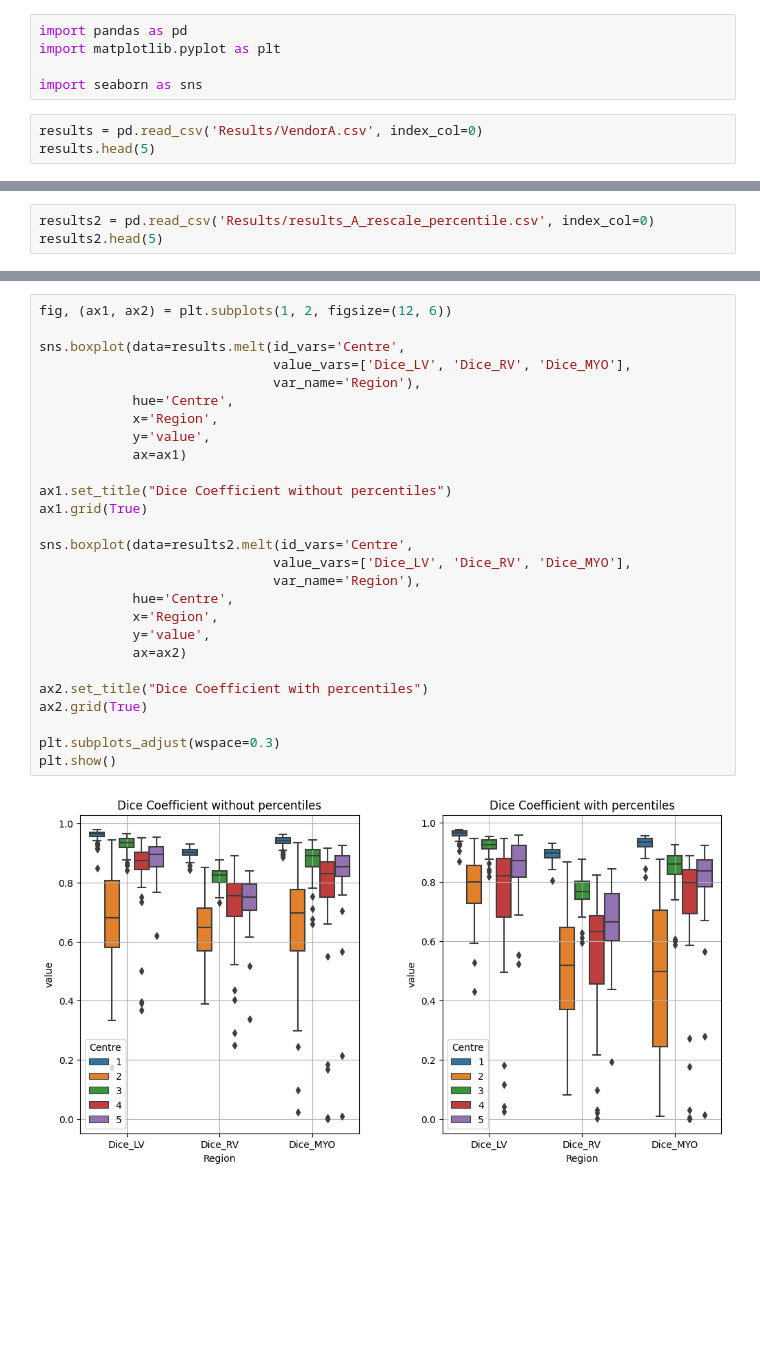
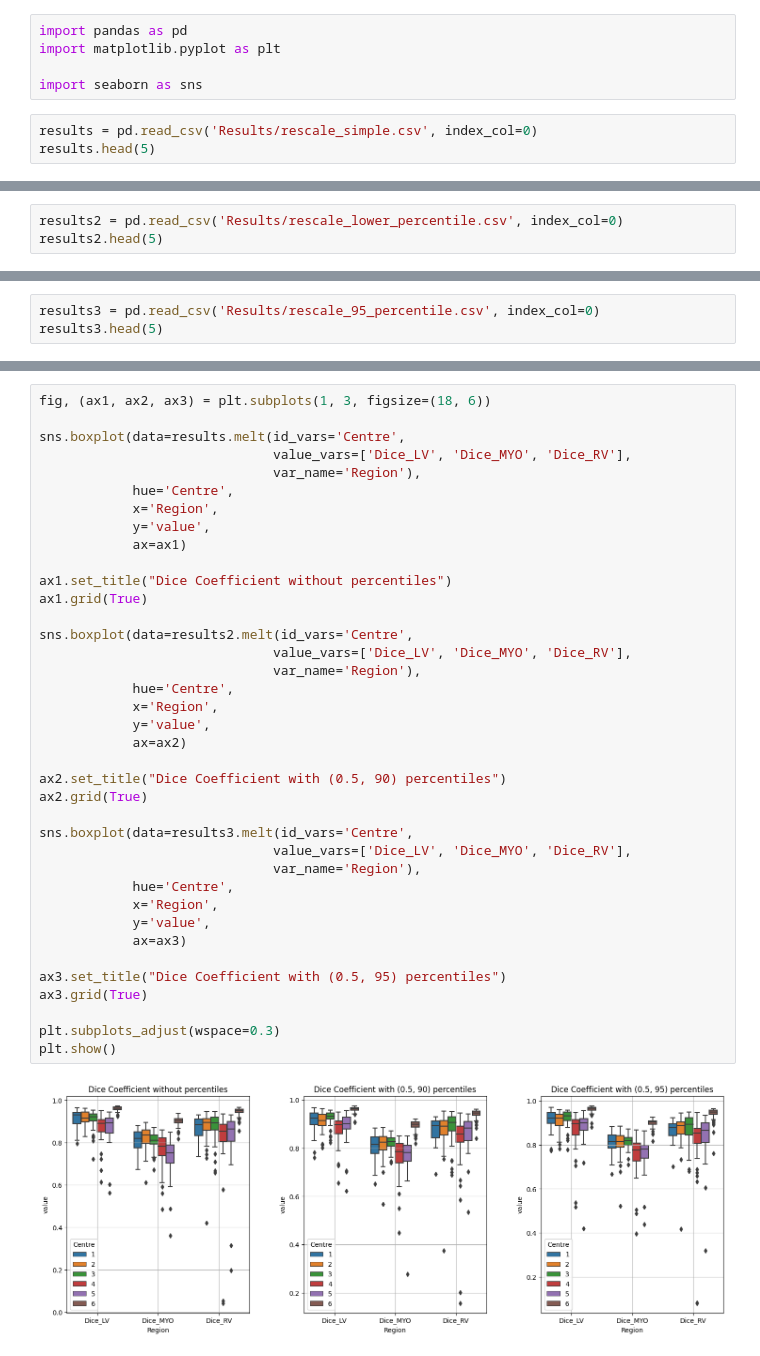
Before and after one commit to MAHDI-Imen/M-M, a Jupyter notebook: Results_Analysis.ipynb, the cells around one changed output, grey strips where cells are left out. Cells and saved outputs as stored; diff of their text form; blank space fills up the shorter version.

Commit message:
Compare different percentiles

```diff
--- a/Results_Analysis.ipynb
+++ b/Results_Analysis.ipynb
@@ -4,6 +4,6 @@ import matplotlib.pyplot as plt
 
 import seaborn as sns
 # %%
-results = pd.read_csv('Results/VendorA.csv', index_col=0)
+results = pd.read_csv('Results/rescale_simple.csv', index_col=0)
 results.head(5)
 # %% [output]
@@ -57,4 +57,4 @@ plt.show()
 # %%
-results2 = pd.read_csv('Results/results_A_rescale_percentile.csv', index_col=0)
+results2 = pd.read_csv('Results/rescale_lower_percentile.csv', index_col=0)
 results2.head(5)
 # %% [output]
@@ -67,0 +68,3 @@ results2.head(5)
+# %%
+results3 = pd.read_csv('Results/rescale_95_percentile.csv', index_col=0)
+results3.head(5)
@@ -68,29 +79,40 @@ results2.head(5)
 # %%
-fig, (ax1, ax2) = plt.subplots(1, 2, figsize=(12, 6))
+fig, (ax1, ax2, ax3) = plt.subplots(1, 3, figsize=(18, 6))
 
 sns.boxplot(data=results.melt(id_vars='Centre',
-                              value_vars=['Dice_LV', 'Dice_RV', 'Dice_MYO'],
+                              value_vars=['Dice_LV', 'Dice_MYO', 'Dice_RV'],
                               var_name='Region'),
             hue='Centre',
             x='Region',
             y='value',
             ax=ax1)
 
 ax1.set_title("Dice Coefficient without percentiles")
 ax1.grid(True)
 
 sns.boxplot(data=results2.melt(id_vars='Centre',
-                              value_vars=['Dice_LV', 'Dice_RV', 'Dice_MYO'],
+                              value_vars=['Dice_LV', 'Dice_MYO', 'Dice_RV'],
                               var_name='Region'),
             hue='Centre',
             x='Region',
             y='value',
             ax=ax2)
 
-ax2.set_title("Dice Coefficient with percentiles")
+ax2.set_title("Dice Coefficient with (0.5, 90) percentiles")
 ax2.grid(True)
+
+sns.boxplot(data=results3.melt(id_vars='Centre',
+                              value_vars=['Dice_LV', 'Dice_MYO', 'Dice_RV'],
+                              var_name='Region'),
+            hue='Centre',
+            x='Region',
+            y='value',
+            ax=ax3)
+
+ax3.set_title("Dice Coefficient with (0.5, 95) percentiles")
+ax3.grid(True)
 
 plt.subplots_adjust(wspace=0.3)
 plt.show()
 # %% [output]
-[figure, old version]
+[figure, new version]
```
Also changed, not shown: parts of 6 cells of this notebook, 15 other files.
